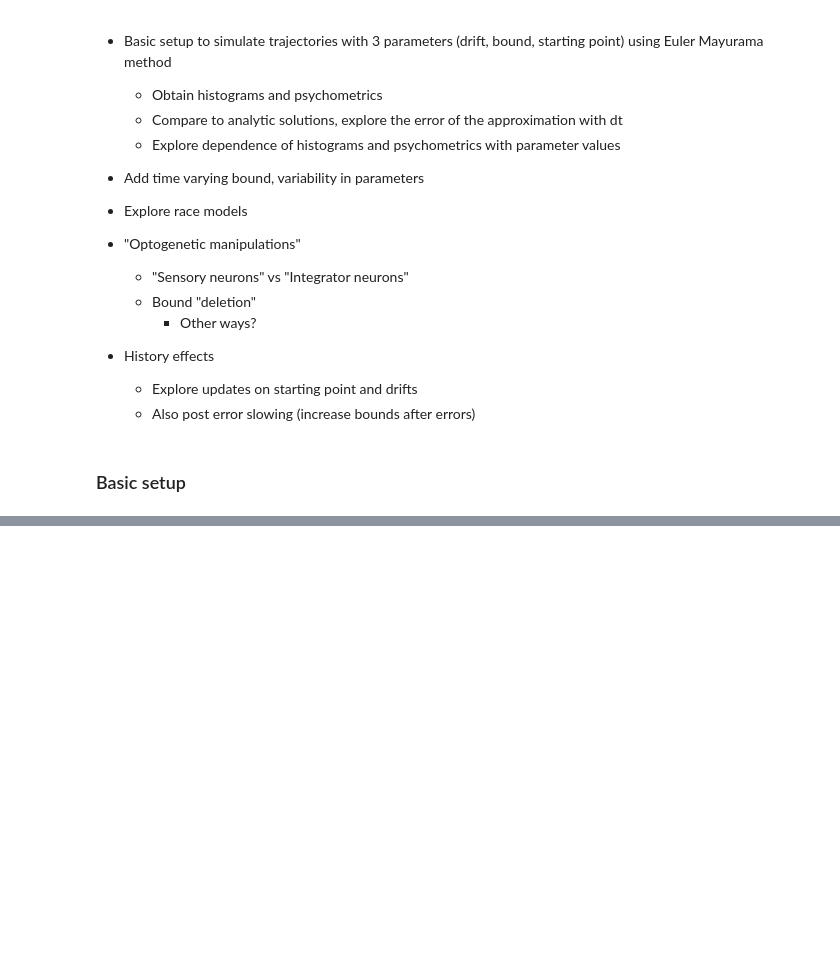
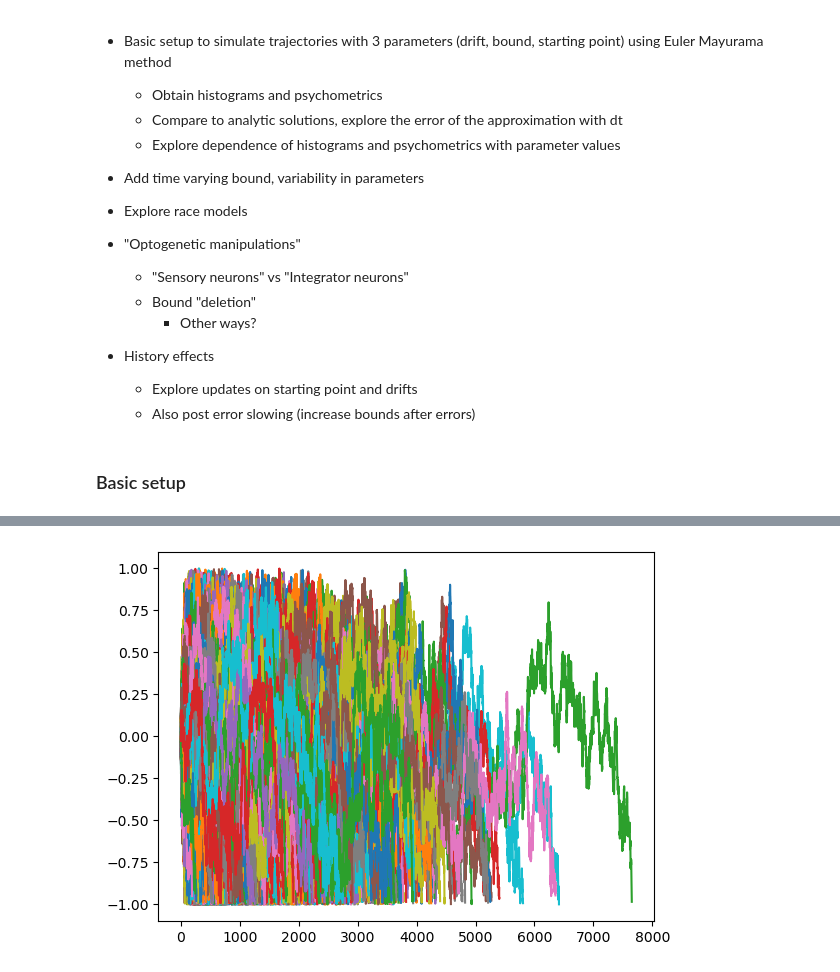
Before and after one commit to I-Pica/indp22-ddm-simulation-project, a Jupyter notebook: code/basic-sim-ddm.ipynb, the cells around one changed output, grey strips where cells are left out. Cells and saved outputs as stored; diff of their text form; code cells hidden in the pictures; blank space fills up the shorter version.

```diff
--- a/code/basic-sim-ddm.ipynb
+++ b/code/basic-sim-ddm.ipynb
@@ -90,0 +87,4 @@ for j in range(n_trials):
+# %%
+plt.plot(traj[incorrect,:].T);
+# %% [output]
+[figure, added]
```
Also changed, not shown: parts of 12 cells of this notebook.
